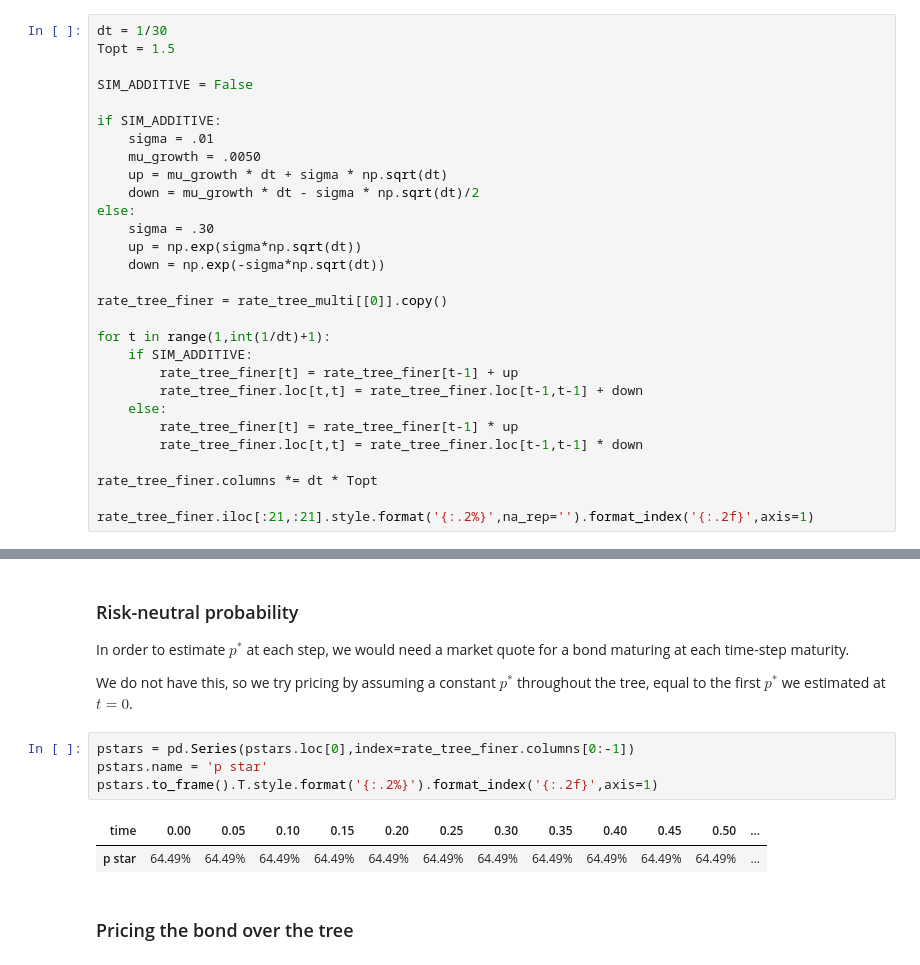
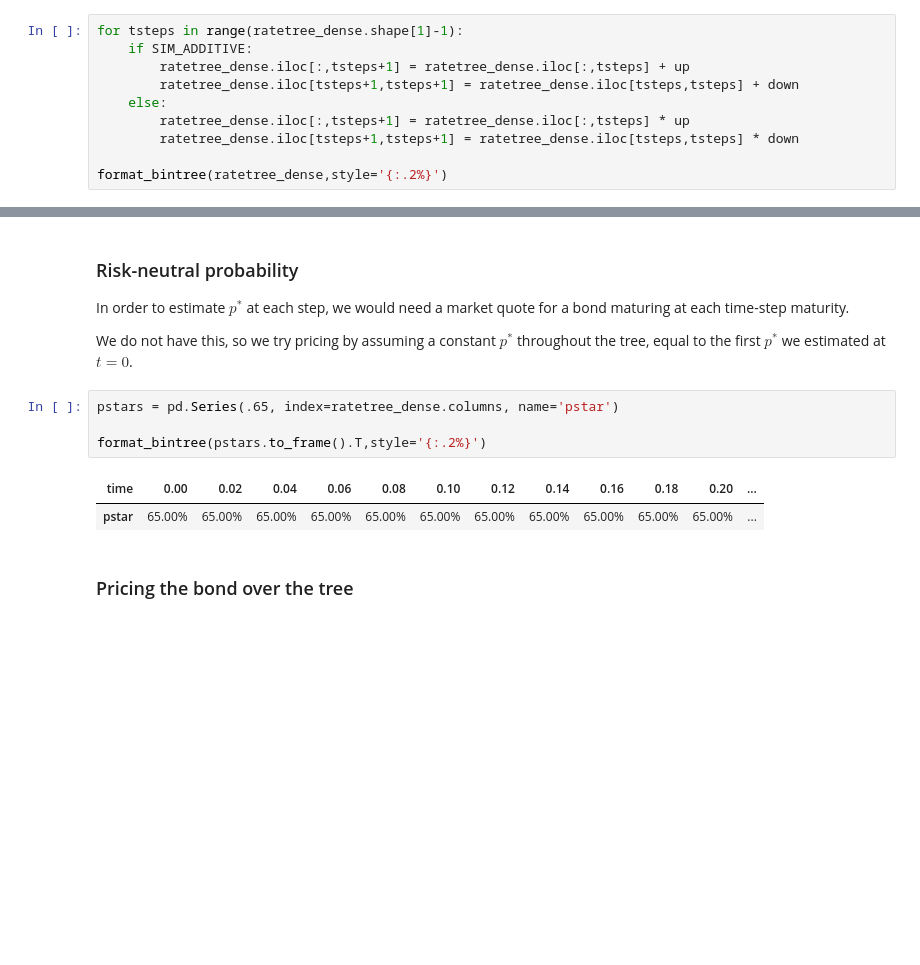
Before and after one commit to ttayl/finm-fiderivs-2023, a Jupyter notebook: homework/Solution 1.ipynb, the cells around one changed output, grey strips where cells are left out. Saved outputs shown, nothing was run; the diff lists cells and outputs as text; blank space fills up the shorter version.

```diff
--- a/homework/Solution 1.ipynb
+++ b/homework/Solution 1.ipynb
@@ -418,30 +433,11 @@ Given that the bond matures at $T=1.5$, we need to model rates out to (one step
 # %%
-dt = 1/30
-Topt = 1.5
+for tsteps in range(ratetree_dense.shape[1]-1):
+    if SIM_ADDITIVE:
+        ratetree_dense.iloc[:,tsteps+1] = ratetree_dense.iloc[:,tsteps] + up
+        ratetree_dense.iloc[tsteps+1,tsteps+1] = ratetree_dense.iloc[tsteps,tsteps] + down
+    else:
+        ratetree_dense.iloc[:,tsteps+1] = ratetree_dense.iloc[:,tsteps] * up
+        ratetree_dense.iloc[tsteps+1,tsteps+1] = ratetree_dense.iloc[tsteps,tsteps] * down
 
-SIM_ADDITIVE = False
-
-if SIM_ADDITIVE:
-    sigma = .01
-    mu_growth = .0050
-    up = mu_growth * dt + sigma * np.sqrt(dt)
-    down = mu_growth * dt - sigma * np.sqrt(dt)/2
-else:
-    sigma = .30
-    up = np.exp(sigma*np.sqrt(dt))
-    down = np.exp(-sigma*np.sqrt(dt))
-
-rate_tree_finer = rate_tree_multi[[0]].copy()
-
-for t in range(1,int(1/dt)+1):
-    if SIM_ADDITIVE:
-        rate_tree_finer[t] = rate_tree_finer[t-1] + up
-        rate_tree_finer.loc[t,t] = rate_tree_finer.loc[t-1,t-1] + down
-    else:
-        rate_tree_finer[t] = rate_tree_finer[t-1] * up
-        rate_tree_finer.loc[t,t] = rate_tree_finer.loc[t-1,t-1] * down
-
-rate_tree_finer.columns *= dt * Topt
-
-rate_tree_finer.iloc[:21,:21].style.format('{:.2%}',na_rep='').format_index('{:.2f}',axis=1)
+format_bintree(ratetree_dense,style='{:.2%}')
 # %% [output]
@@ -470,12 +449,12 @@ In order to estimate $p^*$ at each step, we would need a market quote for a bond
 
 We do not have this, so we try pricing by assuming a constant $p^*$ throughout the tree, equal to the first $p^*$ we estimated at $t=0$.
 # %%
-pstars = pd.Series(pstars.loc[0],index=rate_tree_finer.columns[0:-1])
-pstars.name = 'p star'
-pstars.to_frame().T.style.format('{:.2%}').format_index('{:.2f}',axis=1)
+pstars = pd.Series(.65, index=ratetree_dense.columns, name='pstar')
+
+format_bintree(pstars.to_frame().T,style='{:.2%}')
 # %% [output]
-| time | 0.00 | 0.05 | 0.10 | 0.15 | 0.20 | 0.25 | 0.30 | 0.35 | 0.40 | 0.45 | 0.50 | ... |
-| p star | 64.49% | 64.49% | 64.49% | 64.49% | 64.49% | 64.49% | 64.49% | 64.49% | 64.49% | 64.49% | 64.49% | ... |
+| time | 0.00 | 0.02 | 0.04 | 0.06 | 0.08 | 0.10 | 0.12 | 0.14 | 0.16 | 0.18 | 0.20 | ... |
+| pstar | 65.00% | 65.00% | 65.00% | 65.00% | 65.00% | 65.00% | 65.00% | 65.00% | 65.00% | 65.00% | 65.00% | ... |
 # %% [markdown]
 ### Pricing the bond over the tree
 # %%
```
Also changed, not shown: parts of 44 cells of this notebook, 2 other files.
